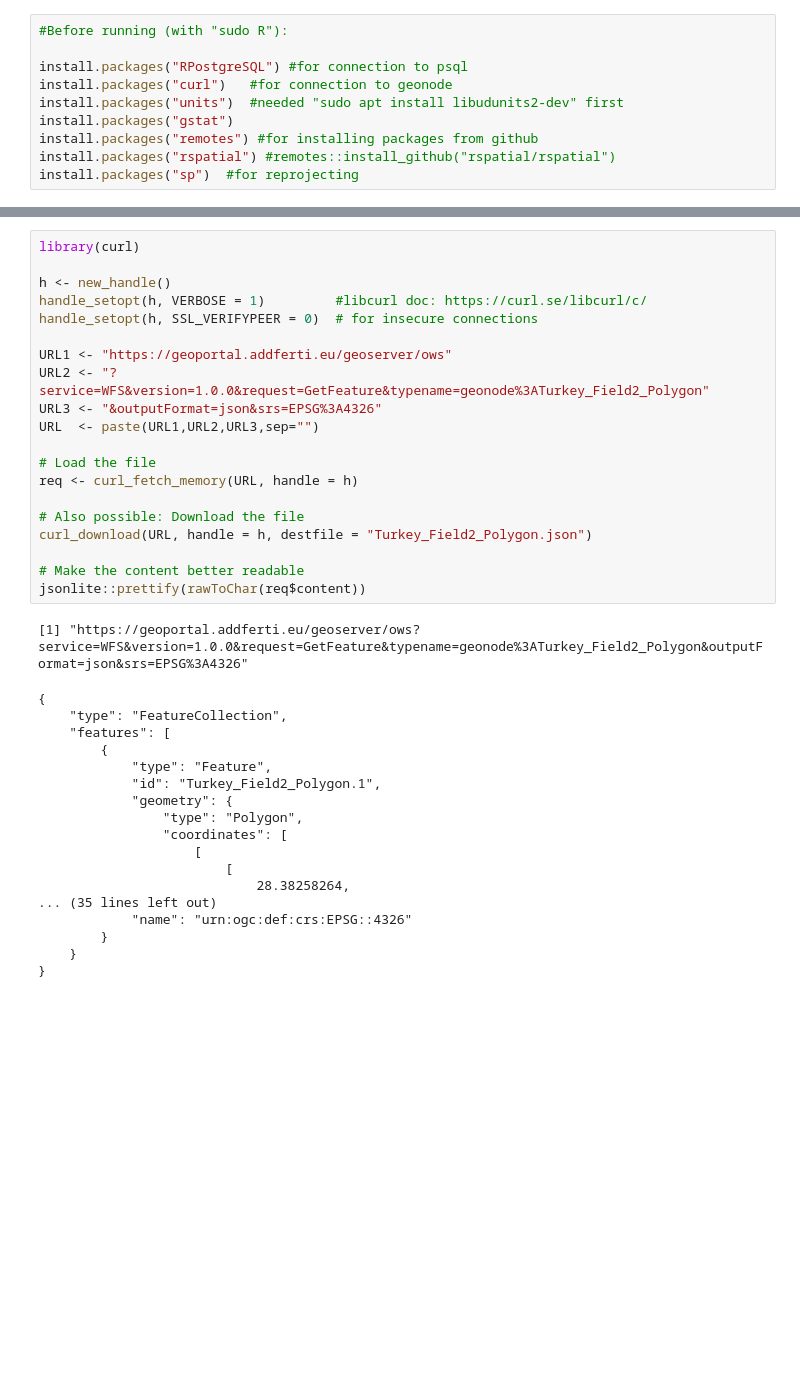
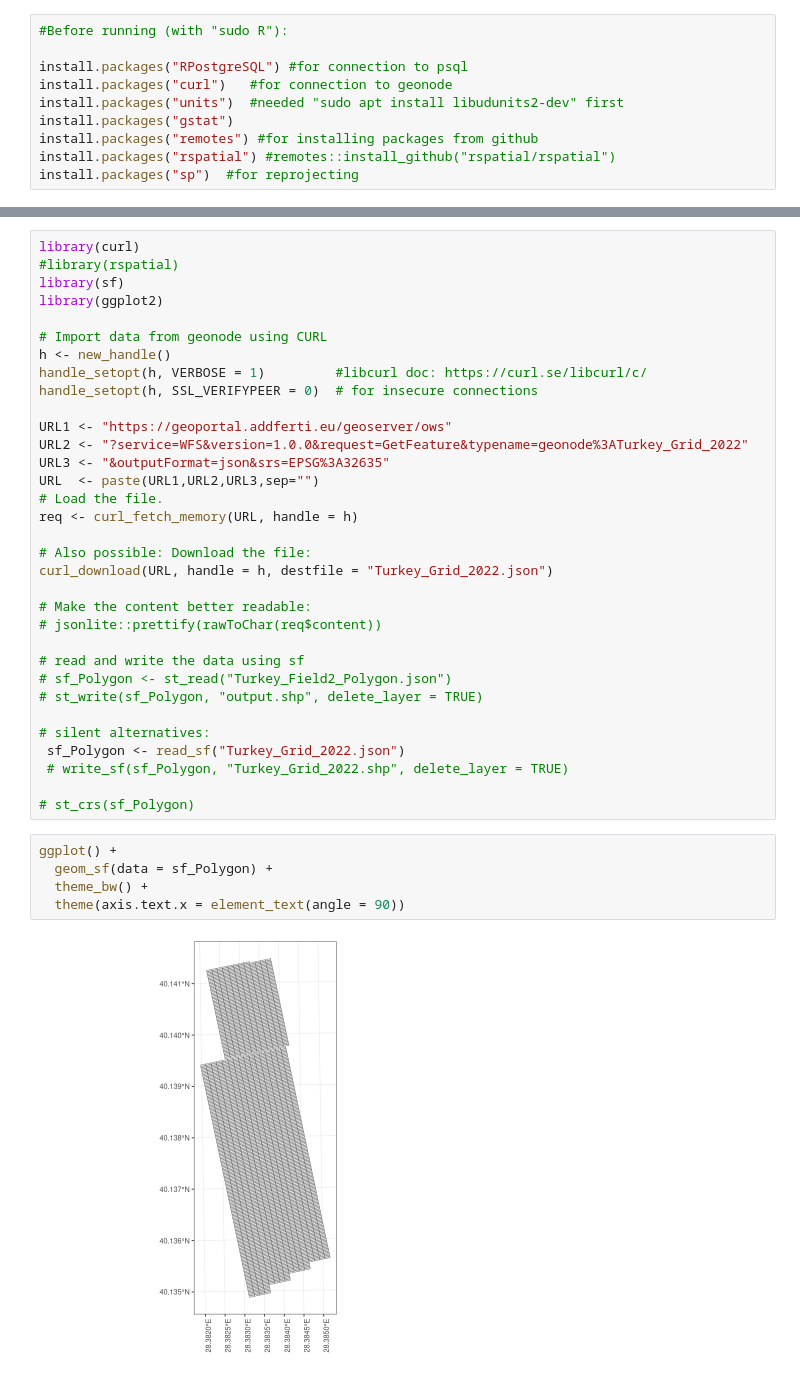
Before and after one commit to AlexSteiger/IrrigationMapCreation, a Jupyter notebook: SMC Interpolation with IDW.ipynb, the cells around one changed output, grey strips where cells are left out. Cells and saved outputs as stored; diff of their text form; blank space fills up the shorter version.

```diff
--- a/SMC Interpolation with IDW.ipynb
+++ b/SMC Interpolation with IDW.ipynb
@@ -86,39 +84,40 @@ ggplot(tk) +
 # %%
 library(curl)
+#library(rspatial)
+library(sf)
+library(ggplot2)
 
+# Import data from geonode using CURL
 h <- new_handle()
 handle_setopt(h, VERBOSE = 1)         #libcurl doc: https://curl.se/libcurl/c/
 handle_setopt(h, SSL_VERIFYPEER = 0)  # for insecure connections
 
 URL1 <- "https://geoportal.addferti.eu/geoserver/ows"
-URL2 <- "?service=WFS&version=1.0.0&request=GetFeature&typename=geonode%3ATurkey_Field2_Polygon"
-URL3 <- "&outputFormat=json&srs=EPSG%3A4326"
+URL2 <- "?service=WFS&version=1.0.0&request=GetFeature&typename=geonode%3ATurkey_Grid_2022"
+URL3 <- "&outputFormat=json&srs=EPSG%3A32635"
 URL  <- paste(URL1,URL2,URL3,sep="")
-
-# Load the file
+# Load the file.
 req <- curl_fetch_memory(URL, handle = h)
 
-# Also possible: Download the file
-curl_download(URL, handle = h, destfile = "Turkey_Field2_Polygon.json")
+# Also possible: Download the file:
+curl_download(URL, handle = h, destfile = "Turkey_Grid_2022.json")
 
-# Make the content better readable
-jsonlite::prettify(rawToChar(req$content))
+# Make the content better readable:
+# jsonlite::prettify(rawToChar(req$content))
+
+# read and write the data using sf
+# sf_Polygon <- st_read("Turkey_Field2_Polygon.json")
+# st_write(sf_Polygon, "output.shp", delete_layer = TRUE)
+
+# silent alternatives:
+ sf_Polygon <- read_sf("Turkey_Grid_2022.json")
+ # write_sf(sf_Polygon, "Turkey_Grid_2022.shp", delete_layer = TRUE)
+
+# st_crs(sf_Polygon)
-# %% [output]
-[1] "https://geoportal.addferti.eu/geoserver/ows?service=WFS&version=1.0.0&request=GetFeature&typename=geonode%3ATurkey_Field2_Polygon&outputFormat=json&srs=EPSG%3A4326"
-{
-    "type": "FeatureCollection",
-    "features": [
-        {
-            "type": "Feature",
-            "id": "Turkey_Field2_Polygon.1",
-            "geometry": {
-                "type": "Polygon",
-                "coordinates": [
-                    [
-                        [
-                            28.38258264,
-... (35 lines left out)
-            "name": "urn:ogc:def:crs:EPSG::4326"
-        }
-    }
-}
+# %%
+ggplot() +
+  geom_sf(data = sf_Polygon) +
+  theme_bw() +
+  theme(axis.text.x = element_text(angle = 90))
+# %% [output]
+[figure, added]
```
Also changed, not shown: parts of 2 cells of this notebook.
